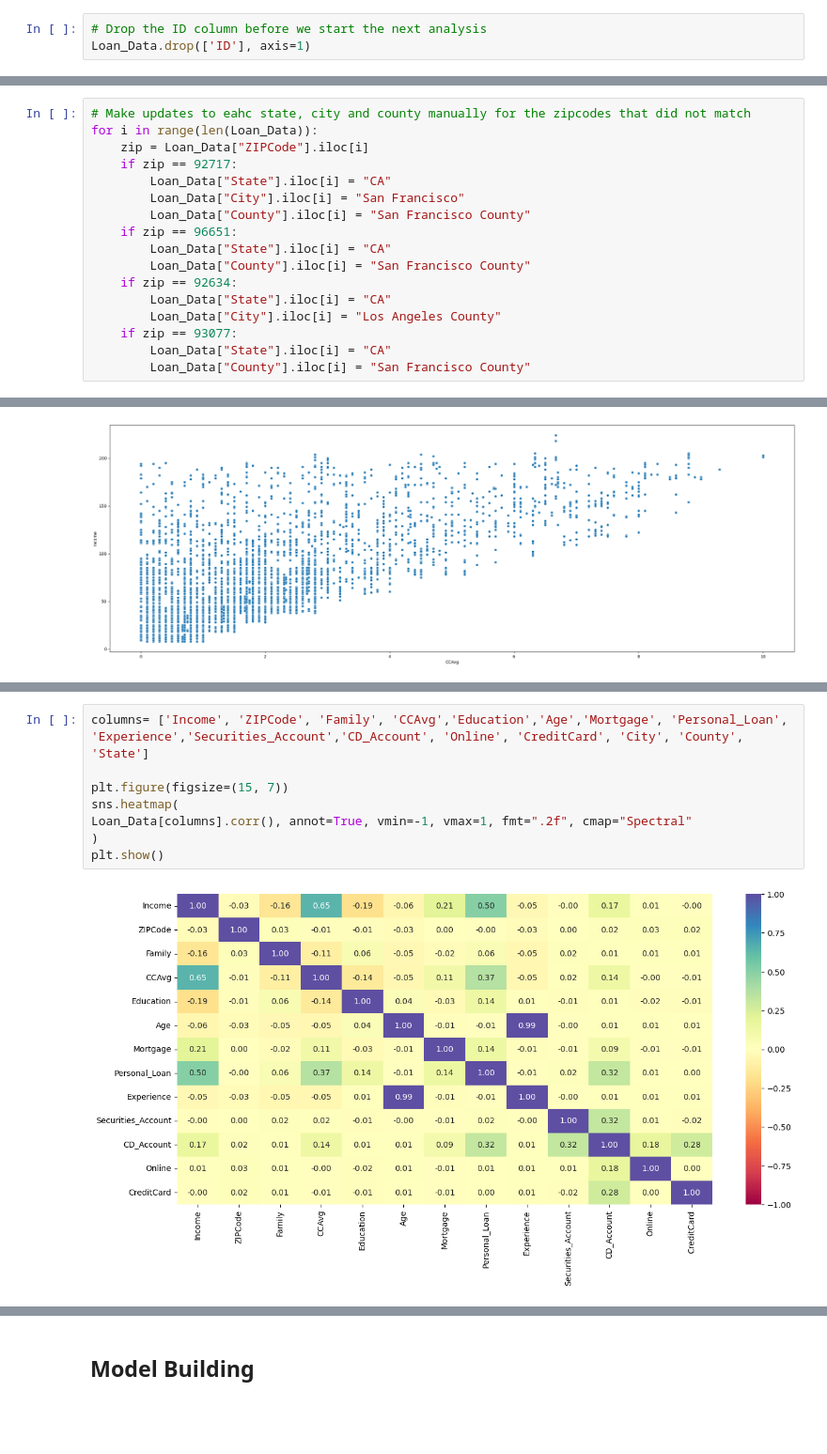
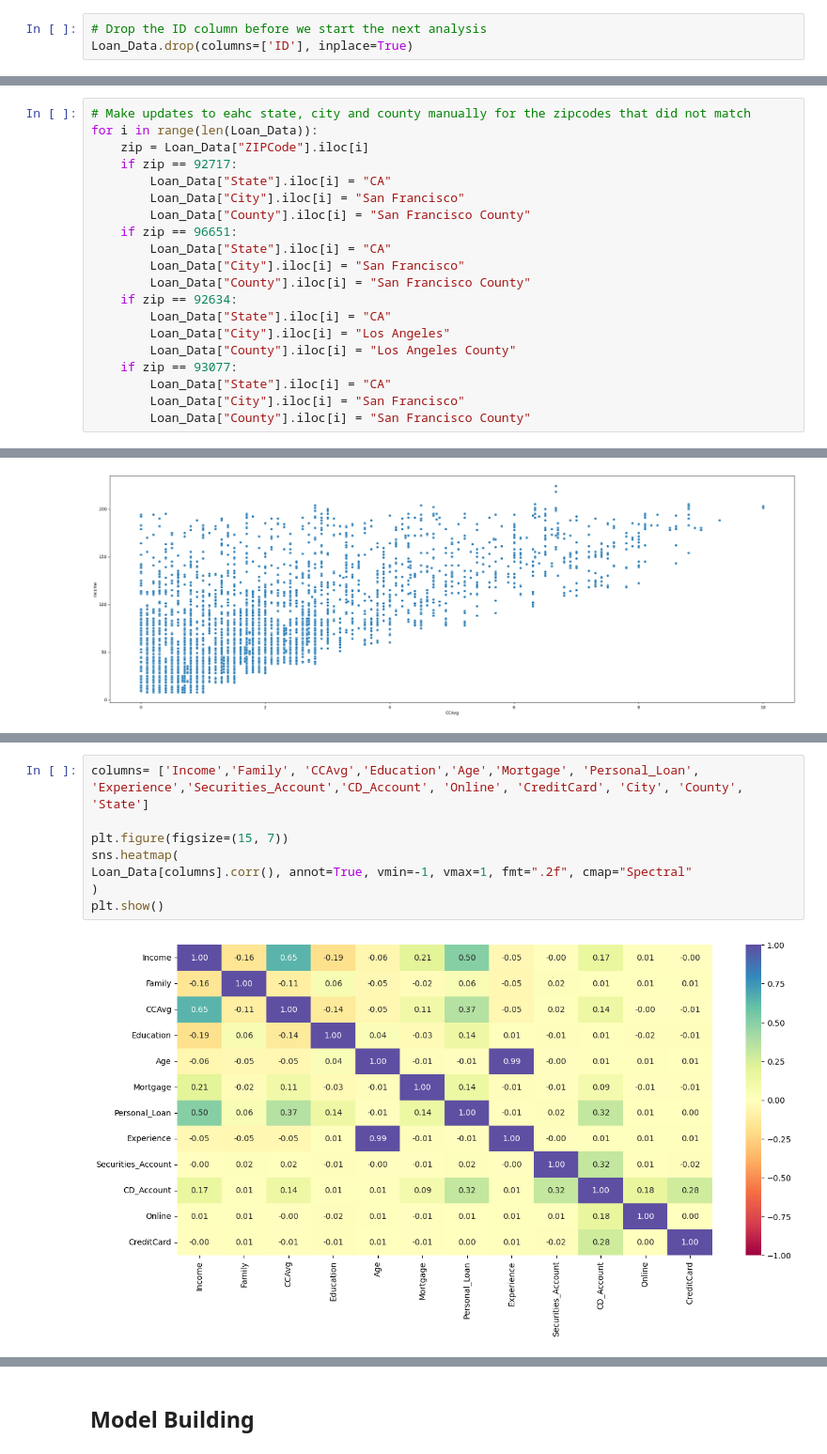
Before and after one commit to Drew75austin/Machine_Learning_Personal_Loan, a Jupyter notebook: SLC_Full_Code.ipynb, the cells around one changed output, grey strips where cells are left out. Shown at 94% size. Saved outputs shown, nothing was run; the diff lists cells and outputs as text; blank space fills up the shorter version.

```diff
--- a/SLC_Full_Code.ipynb
+++ b/SLC_Full_Code.ipynb
@@ -130,3 +184,3 @@ dtype: int64
 # %%
 # Drop the ID column before we start the next analysis
-Loan_Data.drop(['ID'], axis=1)
+Loan_Data.drop(columns=['ID'], inplace=True)
@@ -282,10 +337,13 @@ for i in range(len(Loan_Data)):
         Loan_Data["County"].iloc[i] = "San Francisco County"
     if zip == 96651:
         Loan_Data["State"].iloc[i] = "CA"
+        Loan_Data["City"].iloc[i] = "San Francisco"
         Loan_Data["County"].iloc[i] = "San Francisco County"
     if zip == 92634:
         Loan_Data["State"].iloc[i] = "CA"
-        Loan_Data["City"].iloc[i] = "Los Angeles County"
+        Loan_Data["City"].iloc[i] = "Los Angeles"
+        Loan_Data["County"].iloc[i] = "Los Angeles County"
     if zip == 93077:
         Loan_Data["State"].iloc[i] = "CA"
+        Loan_Data["City"].iloc[i] = "San Francisco"
         Loan_Data["County"].iloc[i] = "San Francisco County"
@@ -582,12 +625,12 @@ Index(['ID', 'Age', 'Experience', 'Income', 'ZIPCode', 'Family', 'CCAvg',
        'CD_Account', 'Online', 'CreditCard', 'City', 'County', 'State'],
       dtype='object')
 # %%
-columns= ['Income', 'ZIPCode', 'Family', 'CCAvg','Education','Age','Mortgage', 'Personal_Loan', 'Experience','Securities_Account','CD_Account', 'Online', 'CreditCard', 'City', 'County', 'State']
+columns= ['Income','Family', 'CCAvg','Education','Age','Mortgage', 'Personal_Loan', 'Experience','Securities_Account','CD_Account', 'Online', 'CreditCard', 'City', 'County', 'State']
 
 plt.figure(figsize=(15, 7))
 sns.heatmap(
 Loan_Data[columns].corr(), annot=True, vmin=-1, vmax=1, fmt=".2f", cmap="Spectral"
 )
 plt.show()
 # %% [output]
-[figure, old version]
+[figure, new version]
```
Also changed, not shown: parts of 70 cells of this notebook, 2 other files.
